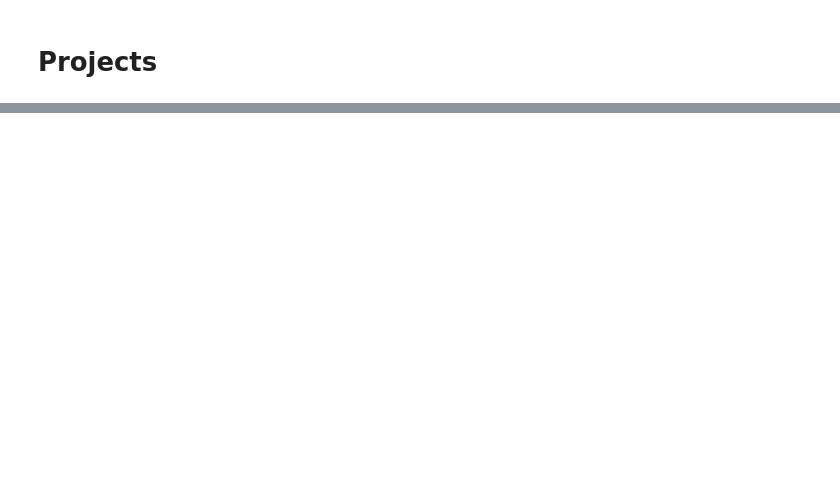
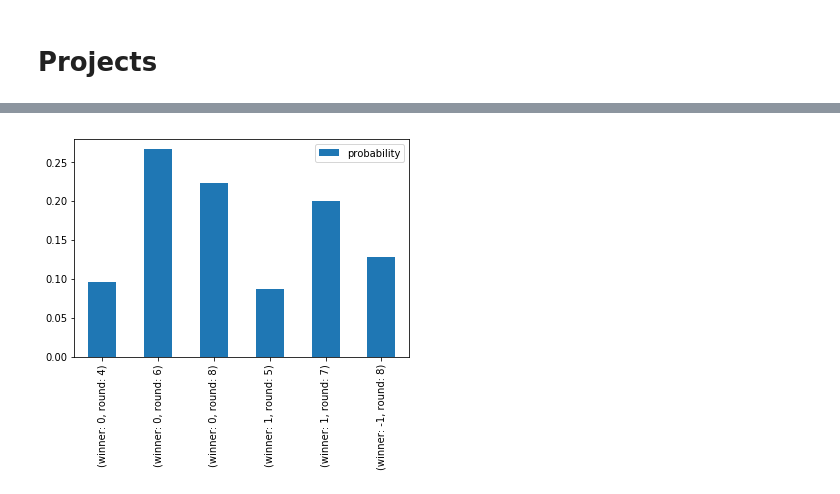
Before and after one commit to mathcircle/mc-coding-2019, a Jupyter notebook: classroom.ipynb, the cells around one changed output, grey strips where cells are left out. Saved outputs shown, nothing was run; the diff lists cells and outputs as text; code cells hidden in the pictures; blank space fills up the shorter version.

```diff
--- a/classroom.ipynb
+++ b/classroom.ipynb
@@ -233,7 +251,6 @@ for i in range(1, 12, 2):
 #  Sample output till 16: 1, 2, Fizz, 4, Buzz, Fizz, 7, 8, Fizz, Buzz, 11, Fizz, 13, 14, Fizz Buzz, 16
 
 for i in range(1, 33):
-  str = ""
   if i % 3 == 0 and i % 5 == 0:
     print("Fizz Buzz")
   elif i % 3 == 0:
@@ -708,3 +755,13 @@ print(hexdigits)
 #  Lists
 # %% [markdown]
 ## Declaration
+# %%
+empl_names = ["Gavin", "Luci", "Rohin", "Sudip"]
+empl_numbers = [9, 4, 1, 11]
+print(empl_names)
+print(empl_numbers)
+
+#  Print employee numbers beside employee names.
+#  E.g.    Sudip    11
+for i in range(len(empl_numbers)):
+  print(empl_names[i], empl_numbers[i])
@@ -833,19 +891,21 @@ sys.version_info(major=3, minor=6, micro=7, releaselevel='final', serial=0)
 #  Simulation of random tictactoe.
 #  Players: 0 and 1.
 
-
 from random import sample
 import numpy
+import pandas
+# import matplotlib.pyplot as plt
 
 
 SIZE = 3
 DIGITS = range(SIZE * SIZE)
 UNPLAYED = -1
 
+REPEAT = 2**16
+
 
 def check(state: list) -> int:
-
-	win = UNPLAYED
+	""" Check which player has won """
 
 	#  Check rows and colums
 	for i in range(SIZE):
@@ -858,52 +918,61 @@ def check(state: list) -> int:
 	if all(map(lambda n: n == 0, [state[0, 0], state[1, 1], state[2, 2]])):
 		return 0
 	elif all(map(lambda n: n == 1, [state[0, 0], state[1, 1], state[2, 2]])):
+		return 1
+	elif all(map(lambda n: n == 0, [state[0, -1], state[1, -2], state[2, -3]])):
 		return 0
-	elif all(map(lambda n: n == 0, [state[0, -1], state[1, -2], state[2, -3]])):
-		return 1
 	elif all(map(lambda n: n == 1, [state[0, -1], state[1, -2], state[2, -3]])):
 		return 1
 
 	return UNPLAYED
-	# if state[1, 1] == 1 and state[2, 2] == 1 and state[3, 3] == 1:
-	# 	win = 1
-	# elif state[1, -1] == 1 and state[2, 2] == 1 and state[3, 3] == 1
+
 
 def play():
+	""" Simulate a game. """
+
+	sequence = sample(DIGITS, SIZE * SIZE)
+	# print(f"DEBUG: sequence: {sequence}")
 	state = numpy.array([[-1] * SIZE] * SIZE)
-	sequence = sample(DIGITS, SIZE * SIZE)
 
 	for stage in range(SIZE * SIZE):
 		state[sequence[stage] // 3, sequence[stage] % 3] = stage % 2
 		winner = check(state)
 		if winner != UNPLAYED:
 			return (winner, stage)
-	winner = check(state)
-	return (winner, stage)
+
+	return (check(state), stage)
+
 
 if __name__ == "__main__":
+	""" This runs if the program is run as a script. """
 
-	#  Play the game
-	# print("(winner, round)")
-	# print("")
-	freq = [0] * 10
+	#  Frequency of occurrence of the different events.
+	#  See data dictionary below for details.
+	freq = [0] * 6
 
-	repeat = 2 ** 16    # 65536
-	for expt in range(repeat):
+	for expt in range(REPEAT):
 		result = play()
-		if result[0] == 0:    # Player 0 wins
-			freq[result[1] - 4] += 1    # Start from position 0 for round 4
-		elif result[0] == 1:    # Player 1 wins
-			freq[5 + result[1] - 5] += 1    # Start from position 5 for round 5
-		else:    # Draw
-			freq[9] += 1
+		if result[0] == 0:
+			freq[(result[1] - 4) // 2] += 1
+		elif result[0] == 1:
+			freq[3 + (result[1] - 5) // 2] += 1
+		else:
+			freq[5] += 1
 
-	prob = list(map(lambda x: x/repeat, freq))
+	#  Collect the data
+	prob = list(map(lambda x: x/REPEAT, freq))
 	data = {
-		'winner': [0] * 5 + [1] * 4 + [-1],
-		'round': list(range(4, 9)) + list(range(5, 9)) + [8],
+		'winner': [0] * 3 + [1] * 2 + [-1],
+		'round': list(range(4, 9, 2)) + list(range(5, 9, 2)) + [8],
 		'frequency': freq,
-		'probability': prob
-	}
-	print(data)
+		'probability': prob}
+
+	#  Plot the results
+	index = list(map(
+	    lambda winner, round: "(winner: " + str(winner) + ", round: " + str(round) + ")",
+	    [0] * 3 + [1] * 2 + [-1],
+	    list(range(4, 9, 2)) + list(range(5, 9, 2)) + [8]))
+	df = pandas.DataFrame(data=data['probability'], index=index, columns=["probability"])
+	df.plot.bar()
+	print(df)
 # %% [output]
@@ -910,0 +986 @@ if __name__ == "__main__":
+[figure, added]
```
Also changed, not shown: parts of 25 cells of this notebook.
